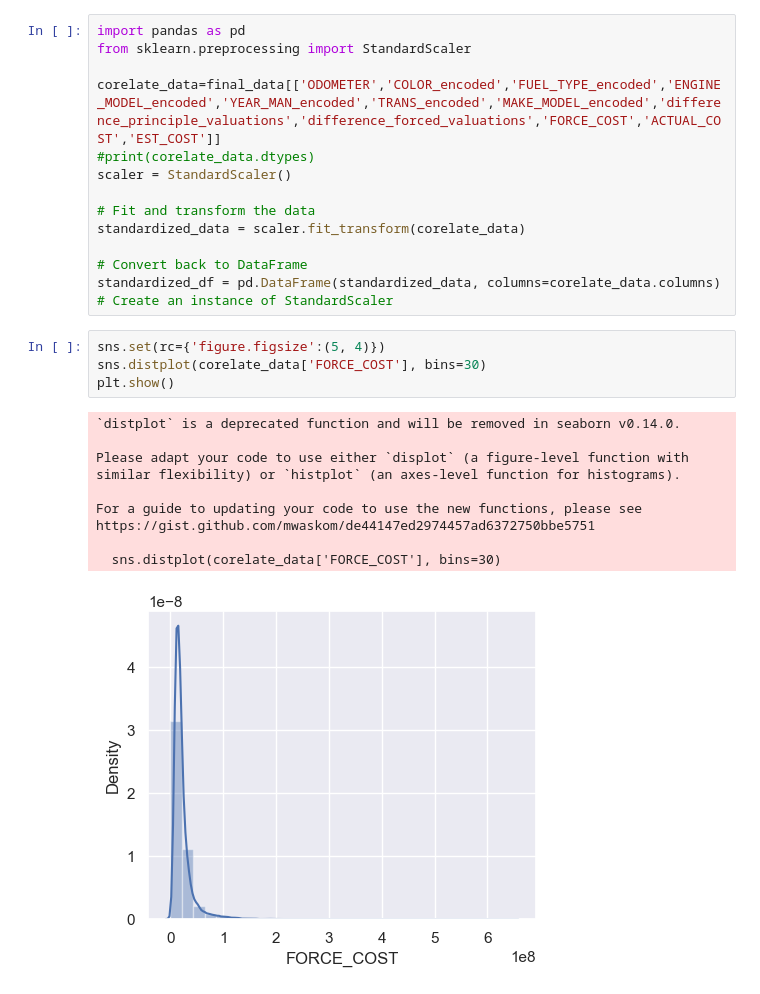
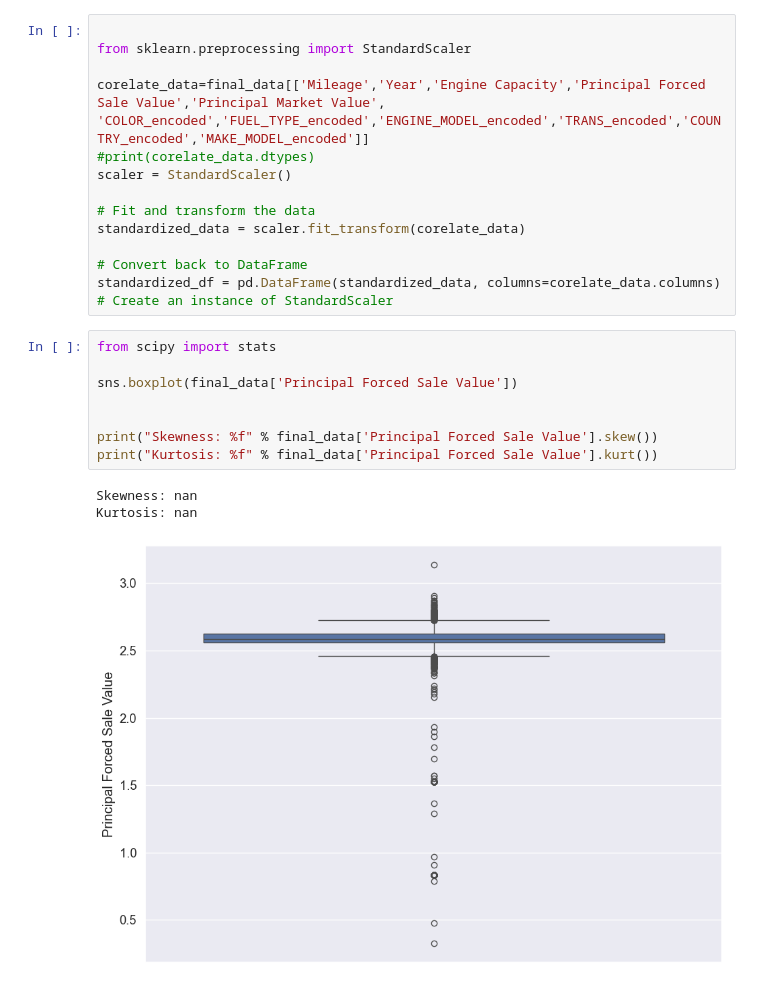
Before and after one commit to Sneha-acacia/Vehicle-Valuation, a Jupyter notebook: Notebook/Data_exploration.ipynb, the cells around one changed output. Cells and saved outputs as stored; diff of their text form.

```diff
--- a/Notebook/Data_exploration.ipynb
+++ b/Notebook/Data_exploration.ipynb
@@ -226,8 +280,9 @@ See the caveats in the documentation: https://pandas.pydata.org/pandas-docs/stab
 # %%
-import pandas as pd
+
 from sklearn.preprocessing import StandardScaler
 
-corelate_data=final_data[['ODOMETER','COLOR_encoded','FUEL_TYPE_encoded','ENGINE_MODEL_encoded','YEAR_MAN_encoded','TRANS_encoded','MAKE_MODEL_encoded','difference_principle_valuations','difference_forced_valuations','FORCE_COST','ACTUAL_COST','EST_COST']]
+corelate_data=final_data[['Mileage','Year','Engine Capacity','Principal Forced Sale Value','Principal Market Value',
+'COLOR_encoded','FUEL_TYPE_encoded','ENGINE_MODEL_encoded','TRANS_encoded','COUNTRY_encoded','MAKE_MODEL_encoded']]
 #print(corelate_data.dtypes)
 scaler = StandardScaler()
 
@@ -237,21 +292,18 @@ standardized_data = scaler.fit_transform(corelate_data)
 # Convert back to DataFrame
 standardized_df = pd.DataFrame(standardized_data, columns=corelate_data.columns)
 # Create an instance of StandardScaler
-# %%
-sns.set(rc={'figure.figsize':(5, 4)})
-sns.distplot(corelate_data['FORCE_COST'], bins=30)
-plt.show()
-# %% [output]
-`distplot` is a deprecated function and will be removed in seaborn v0.14.0.
-
-Please adapt your code to use either `displot` (a figure-level function with
-similar flexibility) or `histplot` (an axes-level function for histograms).
-
-For a guide to updating your code to use the new functions, please see
-https://gist.github.com/mwaskom/de44147ed2974457ad6372750bbe5751
-
-  sns.distplot(corelate_data['FORCE_COST'], bins=30)
-[figure, removed]
+# %%
+from scipy import stats
+
+sns.boxplot(final_data['Principal Forced Sale Value'])
+
+
+print("Skewness: %f" % final_data['Principal Forced Sale Value'].skew())
+print("Kurtosis: %f" % final_data['Principal Forced Sale Value'].kurt())
+# %% [output]
+Skewness: nan
+Kurtosis: nan
+[figure, added]
 # %%
 sns.set(rc={'figure.figsize':(11, 8)})
 corr_mat = corelate_data.corr().round(2)
```
Also changed, not shown: parts of 19 cells of this notebook.
